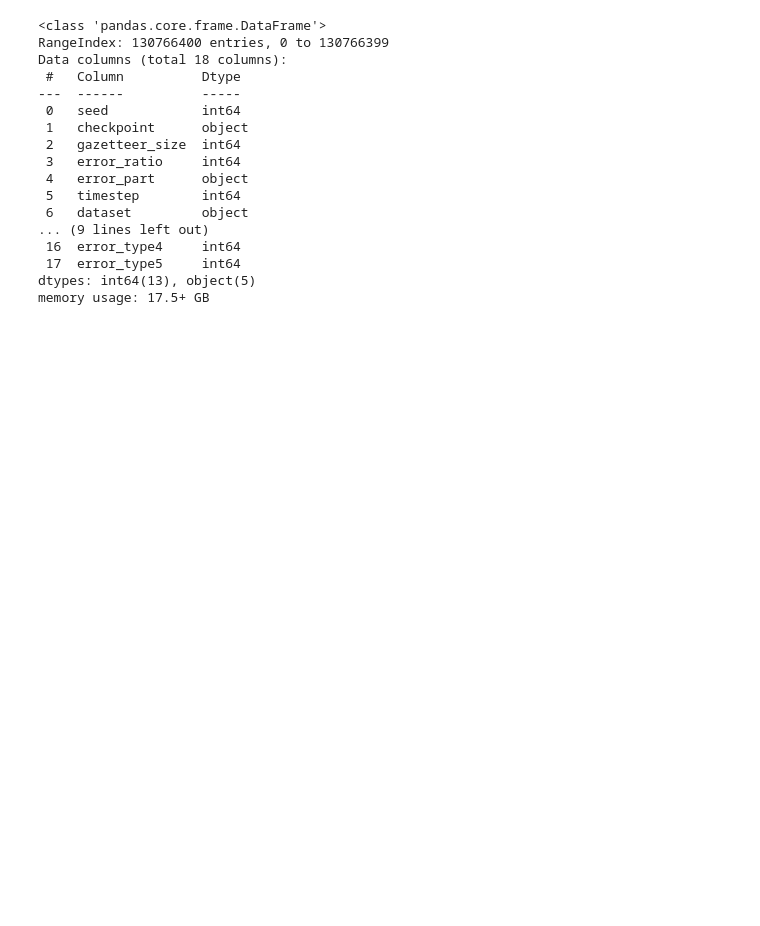
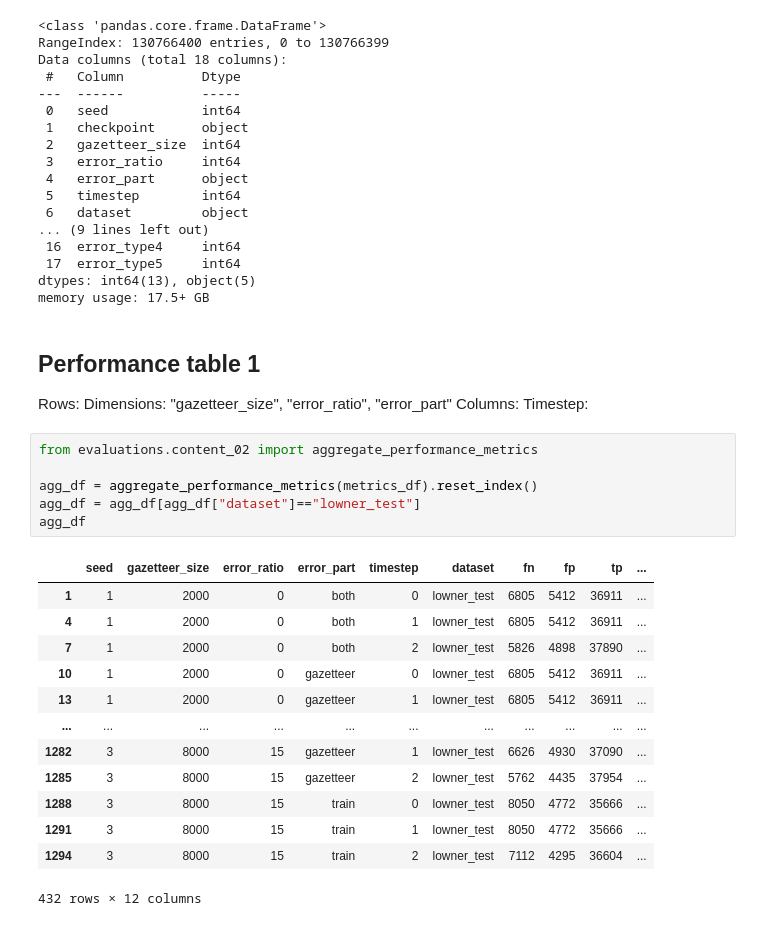
Before and after one commit to roebbert92/thesis, a Jupyter notebook: evaluations/02_content.ipynb, the cells around one changed output. Cells and saved outputs as stored; diff of their text form; blank space fills up the shorter version.

Commit message:
three performance tables

```diff
--- a/evaluations/02_content.ipynb
+++ b/evaluations/02_content.ipynb
@@ -29,3 +29,28 @@ Data columns (total 18 columns):
  17  error_type5     int64
 dtypes: int64(13), object(5)
 memory usage: 17.5+ GB
+# %% [markdown]
+## Performance table 1
+
+Rows: Dimensions:  "gazetteer_size", "error_ratio", "error_part"
+Columns: Timestep:
+# %%
+from evaluations.content_02 import aggregate_performance_metrics
+
+agg_df = aggregate_performance_metrics(metrics_df).reset_index()
+agg_df = agg_df[agg_df["dataset"]=="lowner_test"]
+agg_df
+# %% [output]
+|  | seed | gazetteer_size | error_ratio | error_part | timestep | dataset | fn | fp | tp | ... |
+| 1 | 1 | 2000 | 0 | both | 0 | lowner_test | 6805 | 5412 | 36911 | ... |
+| 4 | 1 | 2000 | 0 | both | 1 | lowner_test | 6805 | 5412 | 36911 | ... |
+| 7 | 1 | 2000 | 0 | both | 2 | lowner_test | 5826 | 4898 | 37890 | ... |
+| 10 | 1 | 2000 | 0 | gazetteer | 0 | lowner_test | 6805 | 5412 | 36911 | ... |
+| 13 | 1 | 2000 | 0 | gazetteer | 1 | lowner_test | 6805 | 5412 | 36911 | ... |
+| ... | ... | ... | ... | ... | ... | ... | ... | ... | ... | ... |
+| 1282 | 3 | 8000 | 15 | gazetteer | 1 | lowner_test | 6626 | 4930 | 37090 | ... |
+| 1285 | 3 | 8000 | 15 | gazetteer | 2 | lowner_test | 5762 | 4435 | 37954 | ... |
+| 1288 | 3 | 8000 | 15 | train | 0 | lowner_test | 8050 | 4772 | 35666 | ... |
+| 1291 | 3 | 8000 | 15 | train | 1 | lowner_test | 8050 | 4772 | 35666 | ... |
+| 1294 | 3 | 8000 | 15 | train | 2 | lowner_test | 7112 | 4295 | 36604 | ... |
+432 rows × 12 columns
```
Also changed, not shown: parts of 16 cells of this notebook, 1 other file.
